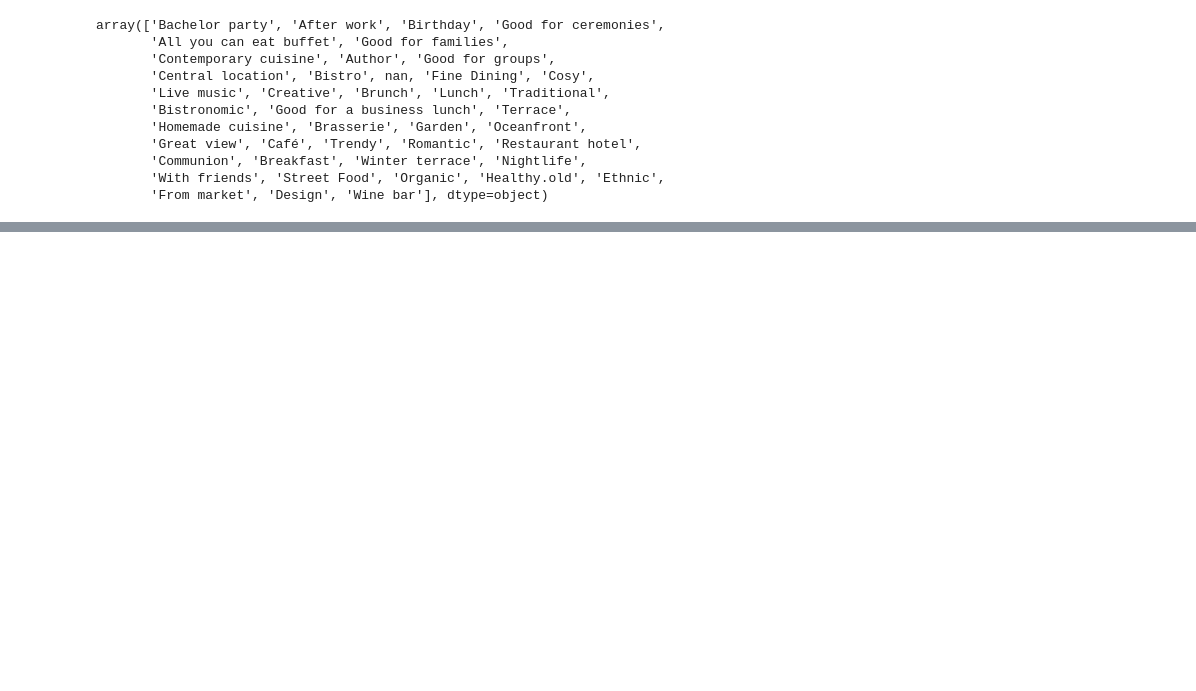
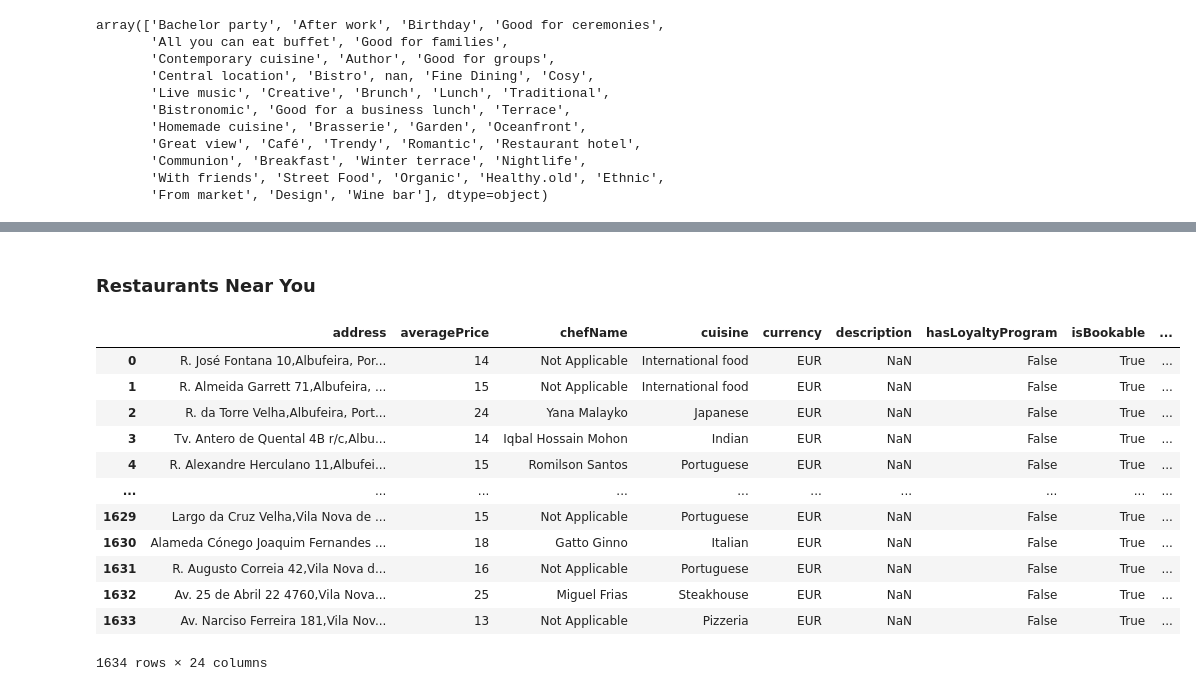
Before and after one commit to shaulleo/FlavourFlix, a Jupyter notebook: EDA1.ipynb, the cells around one changed output, grey strips where cells are left out. Cells and saved outputs as stored; diff of their text form; code cells hidden in the pictures; blank space fills up the shorter version.

```diff
--- a/EDA1.ipynb
+++ b/EDA1.ipynb
@@ -517,0 +509,18 @@ m
+# %% [markdown]
+### Restaurants Near You
+# %%
+df_workable
+# %% [output]
+|  | address | averagePrice | chefName | cuisine | currency | description | hasLoyaltyProgram | isBookable | ... |
+| 0 | R. José Fontana 10,Albufeira, Por... | 14 | Not Applicable | International food | EUR | NaN | False | True | ... |
+| 1 | R. Almeida Garrett 71,Albufeira, ... | 15 | Not Applicable | International food | EUR | NaN | False | True | ... |
+| 2 | R. da Torre Velha,Albufeira, Port... | 24 | Yana Malayko | Japanese | EUR | NaN | False | True | ... |
+| 3 | Tv. Antero de Quental 4B r/c,Albu... | 14 | Iqbal Hossain Mohon | Indian | EUR | NaN | False | True | ... |
+| 4 | R. Alexandre Herculano 11,Albufei... | 15 | Romilson Santos | Portuguese | EUR | NaN | False | True | ... |
+| ... | ... | ... | ... | ... | ... | ... | ... | ... | ... |
+| 1629 | Largo da Cruz Velha,Vila Nova de ... | 15 | Not Applicable | Portuguese | EUR | NaN | False | True | ... |
+| 1630 | Alameda Cónego Joaquim Fernandes ... | 18 | Gatto Ginno | Italian | EUR | NaN | False | True | ... |
+| 1631 | R. Augusto Correia 42,Vila Nova d... | 16 | Not Applicable | Portuguese | EUR | NaN | False | True | ... |
+| 1632 | Av. 25 de Abril 22 4760,Vila Nova... | 25 | Miguel Frias | Steakhouse | EUR | NaN | False | True | ... |
+| 1633 | Av. Narciso Ferreira 181,Vila Nov... | 13 | Not Applicable | Pizzeria | EUR | NaN | False | True | ... |
+1634 rows × 24 columns
```
Also changed, not shown: parts of 5 cells of this notebook, 2 other files.
